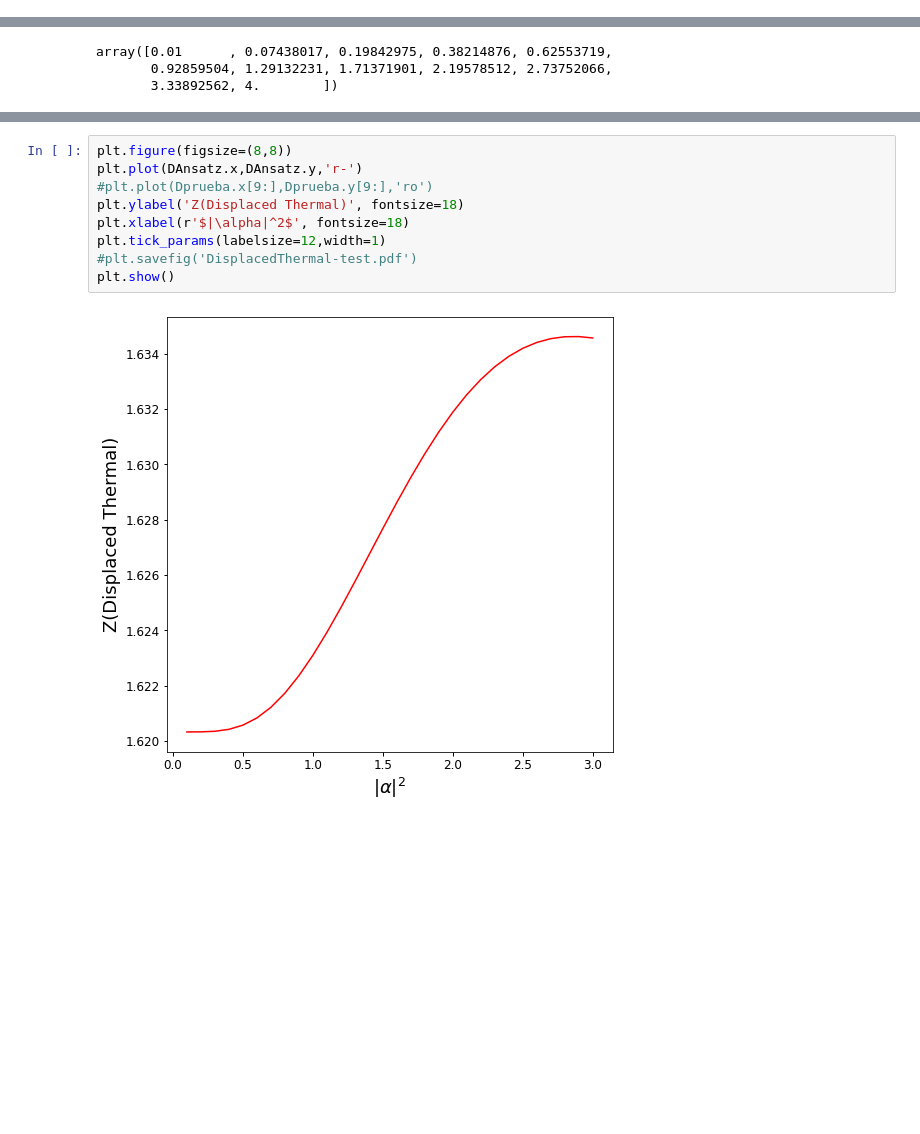
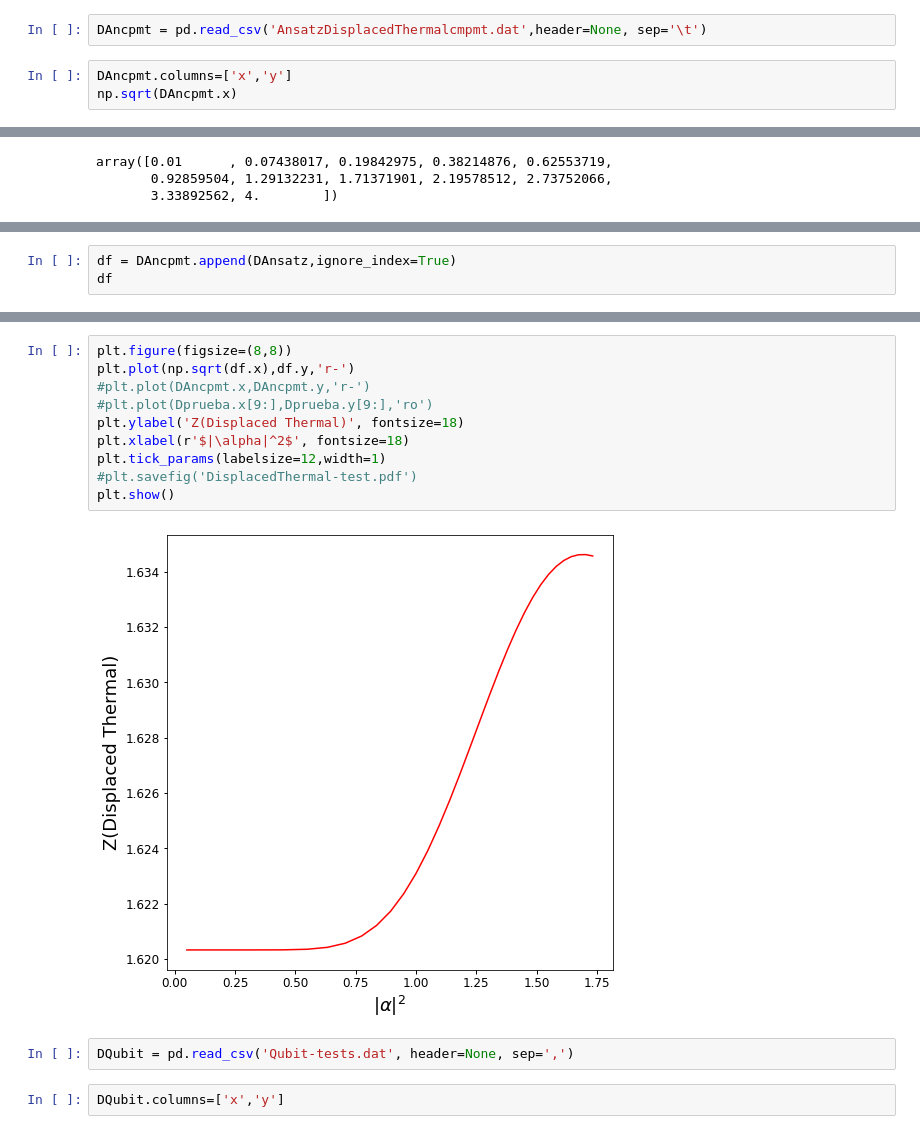
Before and after one commit to estebanmv/Random-Sampling-Extremal-POVMs, a Jupyter notebook: DisplacedPlot.ipynb, the cells around one changed output, grey strips where cells are left out. Saved outputs shown, nothing was run; the diff lists cells and outputs as text; blank space fills up the shorter version.

```diff
--- a/DisplacedPlot.ipynb
+++ b/DisplacedPlot.ipynb
@@ -8 +8,6 @@ Dprueba = pd.read_csv('DisplacedThermal-tests.dat', header=None, sep=',')
 DAnsatz = pd.read_csv('AnsatzDisplacedThermal.dat', header=None, sep='\t')
+# %%
+DAncpmt = pd.read_csv('AnsatzDisplacedThermalcmpmt.dat',header=None, sep='\t')
+# %%
+DAncpmt.columns=['x','y']
+np.sqrt(DAncpmt.x)
@@ -115,0 +156,3 @@ array([0.01      , 0.07438017, 0.19842975, 0.38214876, 0.62553719,
+# %%
+df = DAncpmt.append(DAnsatz,ignore_index=True)
+df
@@ -116,11 +177,16 @@ array([0.01      , 0.07438017, 0.19842975, 0.38214876, 0.62553719,
 # %%
 plt.figure(figsize=(8,8))
-plt.plot(DAnsatz.x,DAnsatz.y,'r-')
+plt.plot(np.sqrt(df.x),df.y,'r-')
+#plt.plot(DAncpmt.x,DAncpmt.y,'r-')
 #plt.plot(Dprueba.x[9:],Dprueba.y[9:],'ro')
 plt.ylabel('Z(Displaced Thermal)', fontsize=18)
 plt.xlabel(r'$|\alpha|^2$', fontsize=18)
 plt.tick_params(labelsize=12,width=1)
 #plt.savefig('DisplacedThermal-test.pdf')
 plt.show()
 # %% [output]
-[figure, old version]
+[figure, new version]
+# %%
+DQubit = pd.read_csv('Qubit-tests.dat', header=None, sep=',')
+# %%
+DQubit.columns=['x','y']
```
Also changed, not shown: parts of 17 cells of this notebook, 6 other files.
